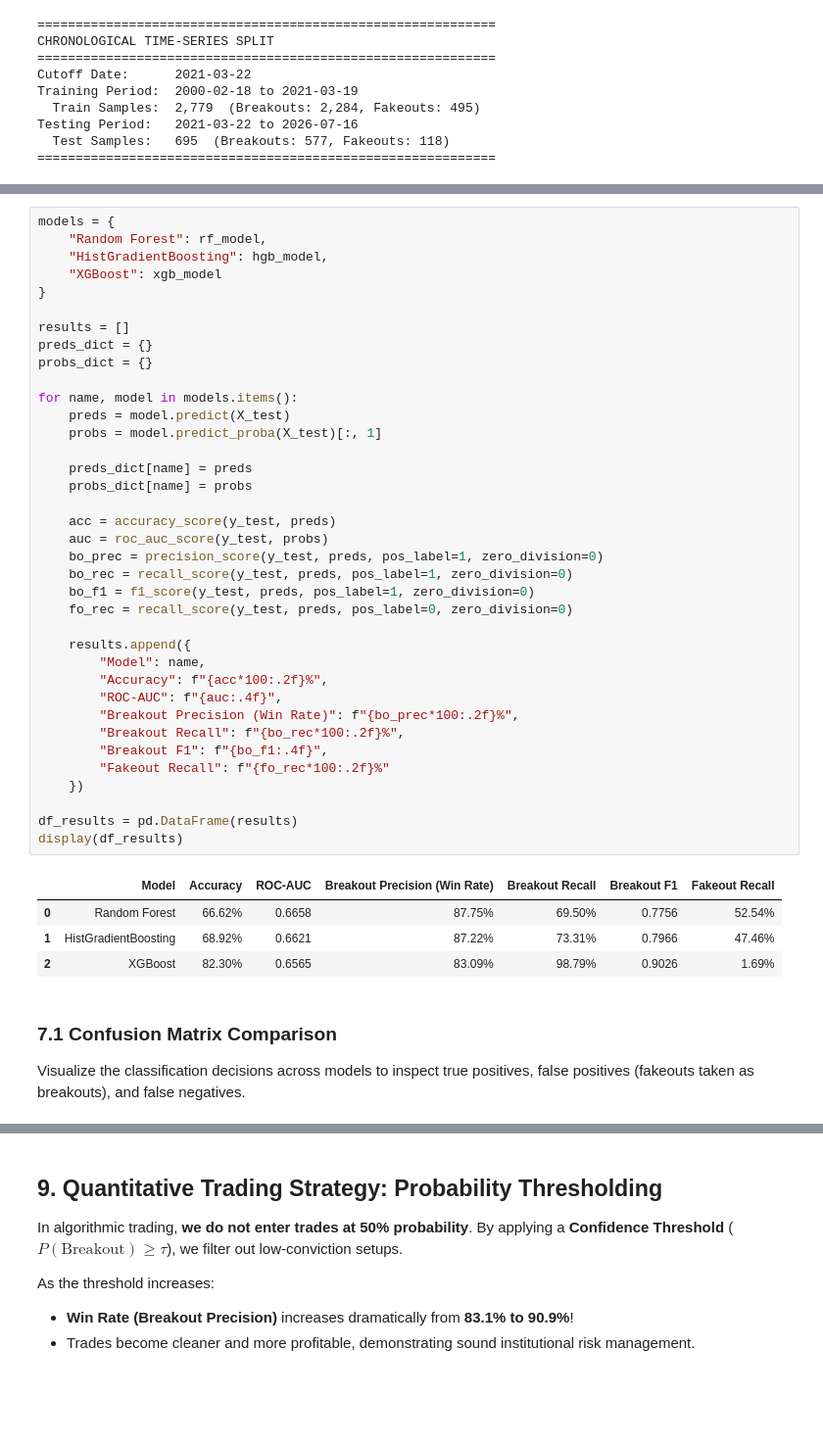
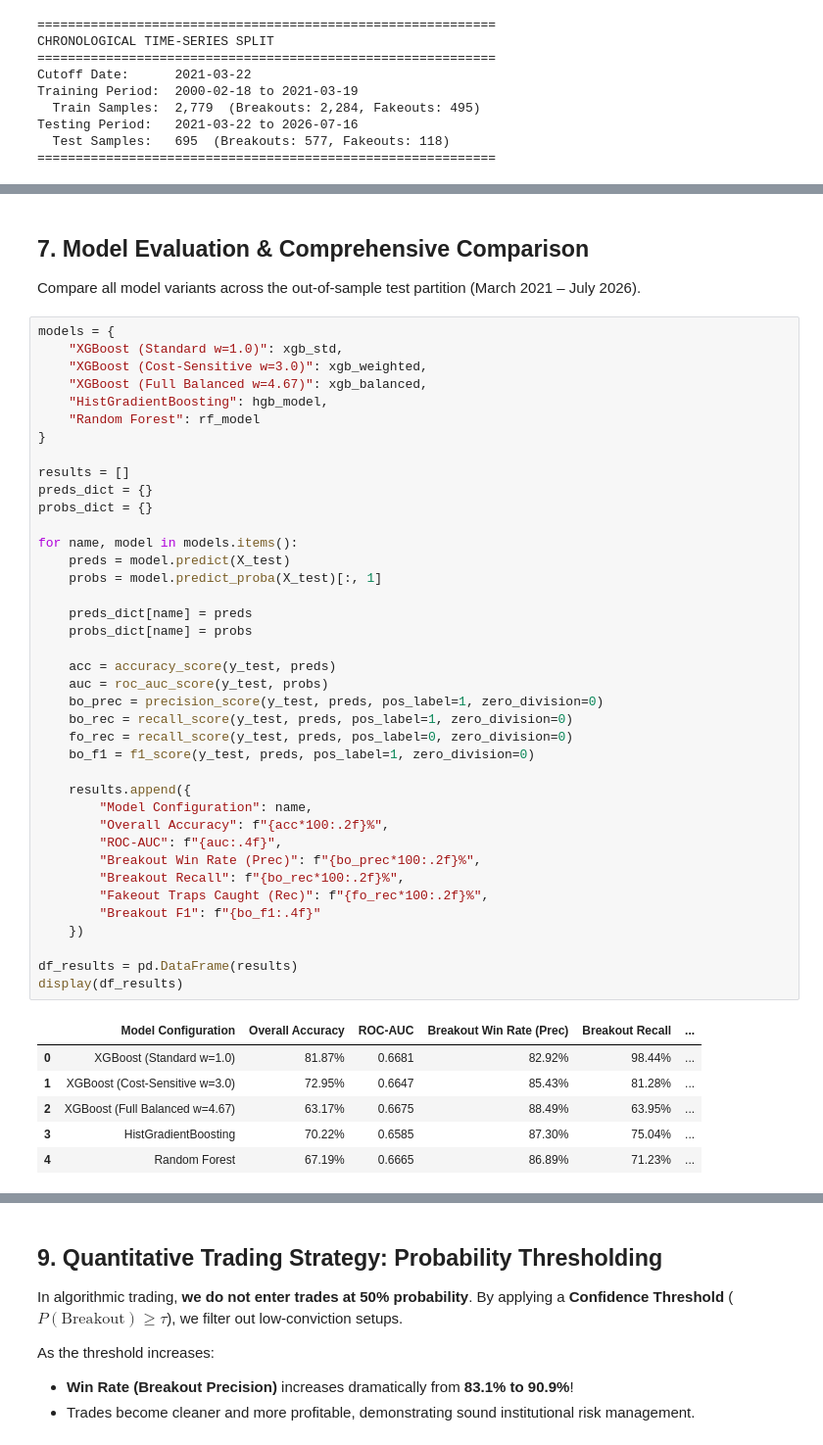
Before and after one commit to salahAbdeldaim/stock-breakout-detection, a Jupyter notebook: model.ipynb, the cells around one changed output, grey strips where cells are left out. Shown at 98% size. Drawn from its saved outputs; the diff is of its cells as text; blank space fills up the shorter version.

```diff
--- a/model.ipynb
+++ b/model.ipynb
@@ -269,45 +344,49 @@ We evaluate all three models on the out-of-sample test set (2021–2026) across
+# %% [markdown]
+## 7. Model Evaluation & Comprehensive Comparison
+Compare all model variants across the out-of-sample test partition (March 2021 – July 2026).
 # %%
 models = {
-    "Random Forest": rf_model,
+    "XGBoost (Standard w=1.0)": xgb_std,
+    "XGBoost (Cost-Sensitive w=3.0)": xgb_weighted,
+    "XGBoost (Full Balanced w=4.67)": xgb_balanced,
     "HistGradientBoosting": hgb_model,
-    "XGBoost": xgb_model
+    "Random Forest": rf_model
 }
 
 results = []
 preds_dict = {}
 probs_dict = {}
 
 for name, model in models.items():
     preds = model.predict(X_test)
     probs = model.predict_proba(X_test)[:, 1]
 
     preds_dict[name] = preds
     probs_dict[name] = probs
 
     acc = accuracy_score(y_test, preds)
     auc = roc_auc_score(y_test, probs)
     bo_prec = precision_score(y_test, preds, pos_label=1, zero_division=0)
     bo_rec = recall_score(y_test, preds, pos_label=1, zero_division=0)
+    fo_rec = recall_score(y_test, preds, pos_label=0, zero_division=0)
     bo_f1 = f1_score(y_test, preds, pos_label=1, zero_division=0)
-    fo_rec = recall_score(y_test, preds, pos_label=0, zero_division=0)
 
     results.append({
-        "Model": name,
-        "Accuracy": f"{acc*100:.2f}%",
+        "Model Configuration": name,
+        "Overall Accuracy": f"{acc*100:.2f}%",
         "ROC-AUC": f"{auc:.4f}",
-        "Breakout Precision (Win Rate)": f"{bo_prec*100:.2f}%",
+        "Breakout Win Rate (Prec)": f"{bo_prec*100:.2f}%",
         "Breakout Recall": f"{bo_rec*100:.2f}%",
-        "Breakout F1": f"{bo_f1:.4f}",
-        "Fakeout Recall": f"{fo_rec*100:.2f}%"
+        "Fakeout Traps Caught (Rec)": f"{fo_rec*100:.2f}%",
+        "Breakout F1": f"{bo_f1:.4f}"
     })
 
 df_results = pd.DataFrame(results)
 display(df_results)
 # %% [output]
-|  | Model | Accuracy | ROC-AUC | Breakout Precision (Win Rate) | Breakout Recall | Breakout F1 | Fakeout Recall |
-| 0 | Random Forest | 66.62% | 0.6658 | 87.75% | 69.50% | 0.7756 | 52.54% |
-| 1 | HistGradientBoosting | 68.92% | 0.6621 | 87.22% | 73.31% | 0.7966 | 47.46% |
-| 2 | XGBoost | 82.30% | 0.6565 | 83.09% | 98.79% | 0.9026 | 1.69% |
+|  | Model Configuration | Overall Accuracy | ROC-AUC | Breakout Win Rate (Prec) | Breakout Recall | ... |
+| 0 | XGBoost (Standard w=1.0) | 81.87% | 0.6681 | 82.92% | 98.44% | ... |
+| 1 | XGBoost (Cost-Sensitive w=3.0) | 72.95% | 0.6647 | 85.43% | 81.28% | ... |
+| 2 | XGBoost (Full Balanced w=4.67) | 63.17% | 0.6675 | 88.49% | 63.95% | ... |
+| 3 | HistGradientBoosting | 70.22% | 0.6585 | 87.30% | 75.04% | ... |
+| 4 | Random Forest | 67.19% | 0.6665 | 86.89% | 71.23% | ... |
-# %% [markdown]
-### 7.1 Confusion Matrix Comparison
-Visualize the classification decisions across models to inspect true positives, false positives (fakeouts taken as breakouts), and false negatives.
```
Also changed, not shown: parts of 19 cells of this notebook, 1 other file.
